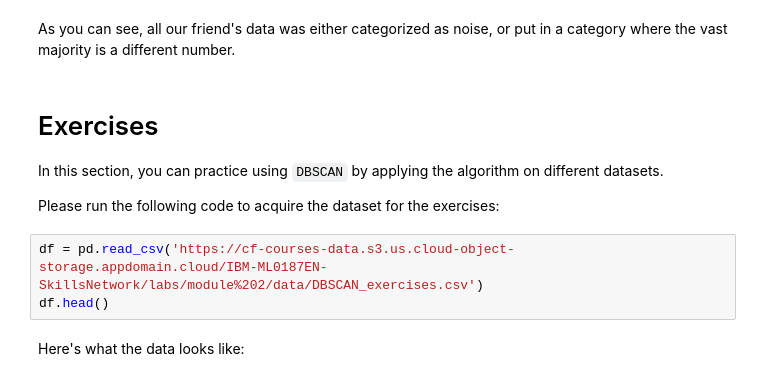
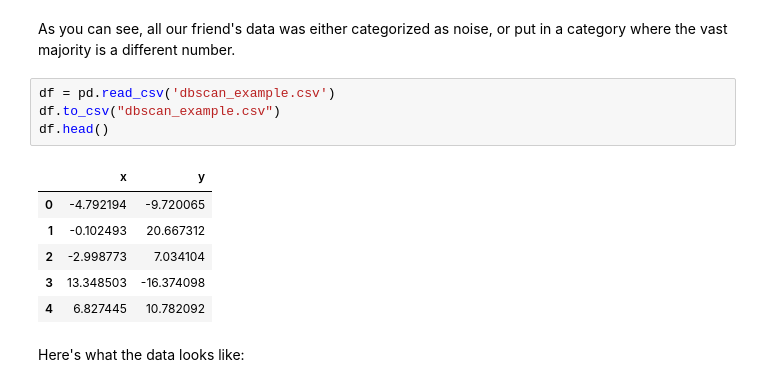
Before and after one commit to jayantverma2809/Learning-AI, a Jupyter notebook: Machine Learning/Clustering/DBSCAN.ipynb, the cells around one changed output. Saved outputs shown, nothing was run; the diff lists cells and outputs as text.

```diff
--- a/Machine Learning/Clustering/DBSCAN.ipynb
+++ b/Machine Learning/Clustering/DBSCAN.ipynb
@@ -373,14 +401,16 @@ for i, (l, t) in enumerate(zip(cluster.labels_[-3:], y[-3:])):
 # %% [markdown]
 As you can see, all our friend's data was either categorized as noise, or put in a category where the vast majority is a different number.
-# %% [markdown]
-# Exercises
-
-In this section, you can practice using `DBSCAN` by applying the algorithm on different datasets.
-
-Please run the following code to acquire the dataset for the exercises:
-# %%
-df = pd.read_csv('https://cf-courses-data.s3.us.cloud-object-storage.appdomain.cloud/IBM-ML0187EN-SkillsNetwork/labs/module%202/data/DBSCAN_exercises.csv')
-df.head()
+# %%
+df = pd.read_csv('dbscan_example.csv')
+df.to_csv("dbscan_example.csv")
+df.head()
+# %% [output]
+|  | x | y |
+| 0 | -4.792194 | -9.720065 |
+| 1 | -0.102493 | 20.667312 |
+| 2 | -2.998773 | 7.034104 |
+| 3 | 13.348503 | -16.374098 |
+| 4 | 6.827445 | 10.782092 |
 # %% [markdown]
 Here's what the data looks like:
 # %%
```
Also changed, not shown: parts of 45 cells of this notebook, 3 other files.
